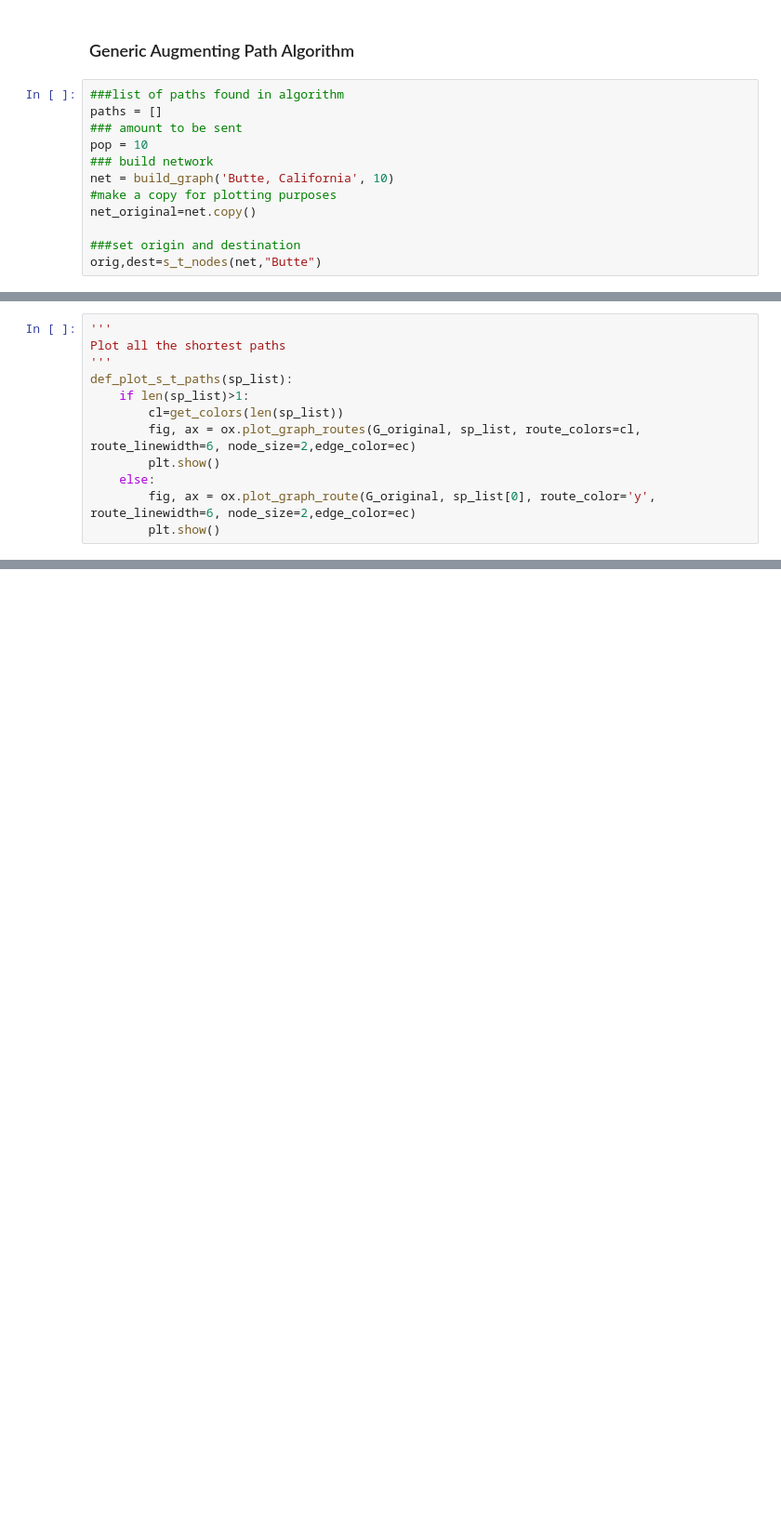
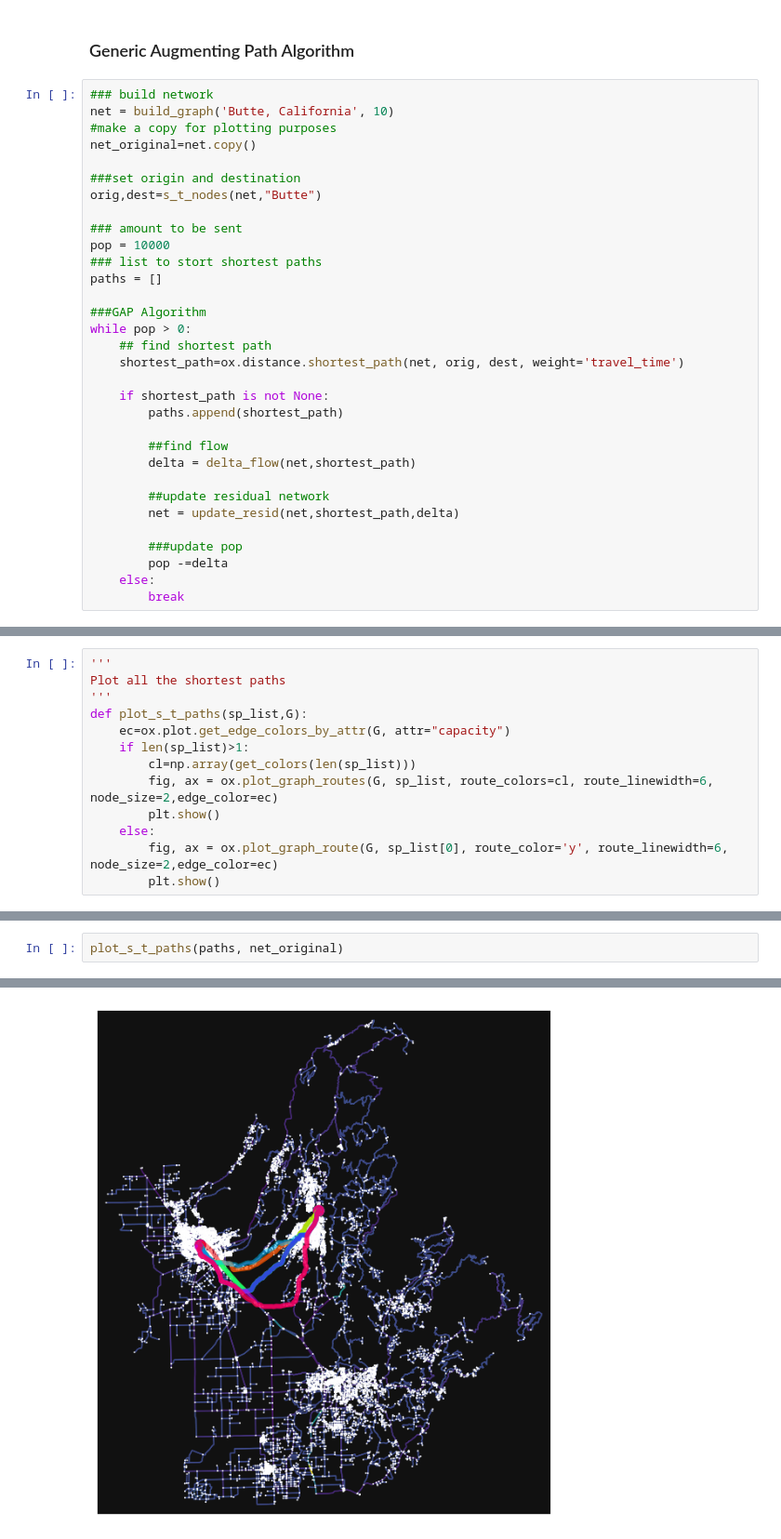
Before and after one commit to DillWithIt77/Fire_Evac_F22, a Jupyter notebook: angela_rewrite.ipynb, the cells around one changed output, grey strips where cells are left out. Shown at 93% size. Saved outputs shown, nothing was run; the diff lists cells and outputs as text; blank space fills up the shorter version.

```diff
--- a/angela_rewrite.ipynb
+++ b/angela_rewrite.ipynb
@@ -406,10 +195,6 @@ def update_resid(G,path,delta):
 # %% [markdown]
 ### Generic Augmenting Path Algorithm
 # %%
-###list of paths found in algorithm
-paths = []
-### amount to be sent
-pop = 10
 ### build network
 net = build_graph('Butte, California', 10)
 #make a copy for plotting purposes
@@ -417,3 +202,27 @@ net_original=net.copy()
 
 ###set origin and destination
 orig,dest=s_t_nodes(net,"Butte")
+
+### amount to be sent
+pop = 10000
+### list to stort shortest paths
+paths = []
+
+###GAP Algorithm
+while pop > 0:
+    ## find shortest path
+    shortest_path=ox.distance.shortest_path(net, orig, dest, weight='travel_time')
+
+    if shortest_path is not None:
+        paths.append(shortest_path)
+
+        ##find flow
+        delta = delta_flow(net,shortest_path)
+
+        ##update residual network
+        net = update_resid(net,shortest_path,delta)
+
+        ###update pop
+        pop -=delta
+    else:
+        break
@@ -444,11 +242,12 @@ AtlasView({0: {'osmid': 10290175, 'name': 'Jackson Street', 'highway': 'resident
 '''
 Plot all the shortest paths
 '''
-def_plot_s_t_paths(sp_list):
+def plot_s_t_paths(sp_list,G):
+    ec=ox.plot.get_edge_colors_by_attr(G, attr="capacity")
     if len(sp_list)>1:
-        cl=get_colors(len(sp_list))
-        fig, ax = ox.plot_graph_routes(G_original, sp_list, route_colors=cl, route_linewidth=6, node_size=2,edge_color=ec)
+        cl=np.array(get_colors(len(sp_list)))
+        fig, ax = ox.plot_graph_routes(G, sp_list, route_colors=cl, route_linewidth=6, node_size=2,edge_color=ec)
         plt.show()
     else:
-        fig, ax = ox.plot_graph_route(G_original, sp_list[0], route_color='y', route_linewidth=6, node_size=2,edge_color=ec)
+        fig, ax = ox.plot_graph_route(G, sp_list[0], route_color='y', route_linewidth=6, node_size=2,edge_color=ec)
         plt.show()
@@ -637,0 +254,3 @@ def init_short_path(network,lat_start,long_start, lat_end,long_end,shortest_path
+# %%
+plot_s_t_paths(paths, net_original)
+# %% [output]
@@ -637,0 +269 @@ def init_short_path(network,lat_start,long_start, lat_end,long_end,shortest_path
+[figure, added]
```
Also changed, not shown: parts of 21 cells of this notebook.
